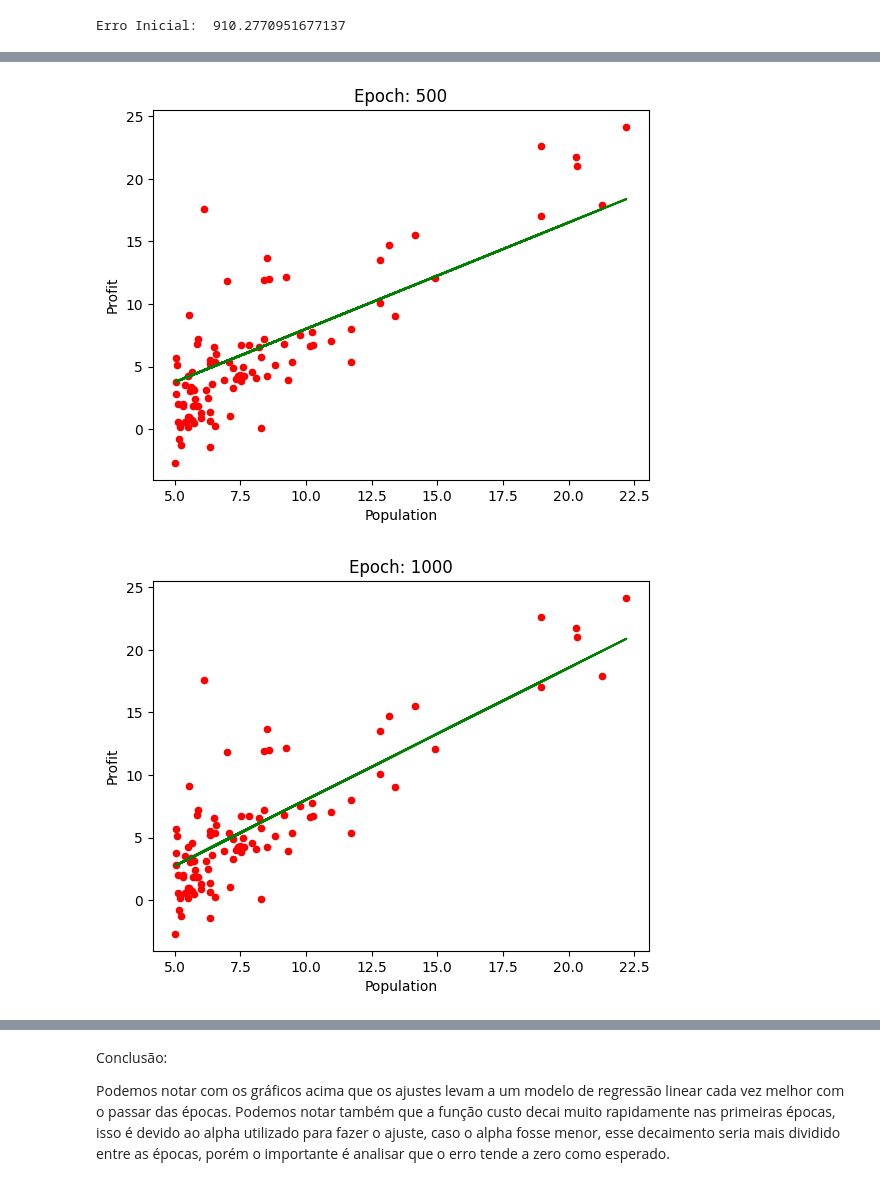
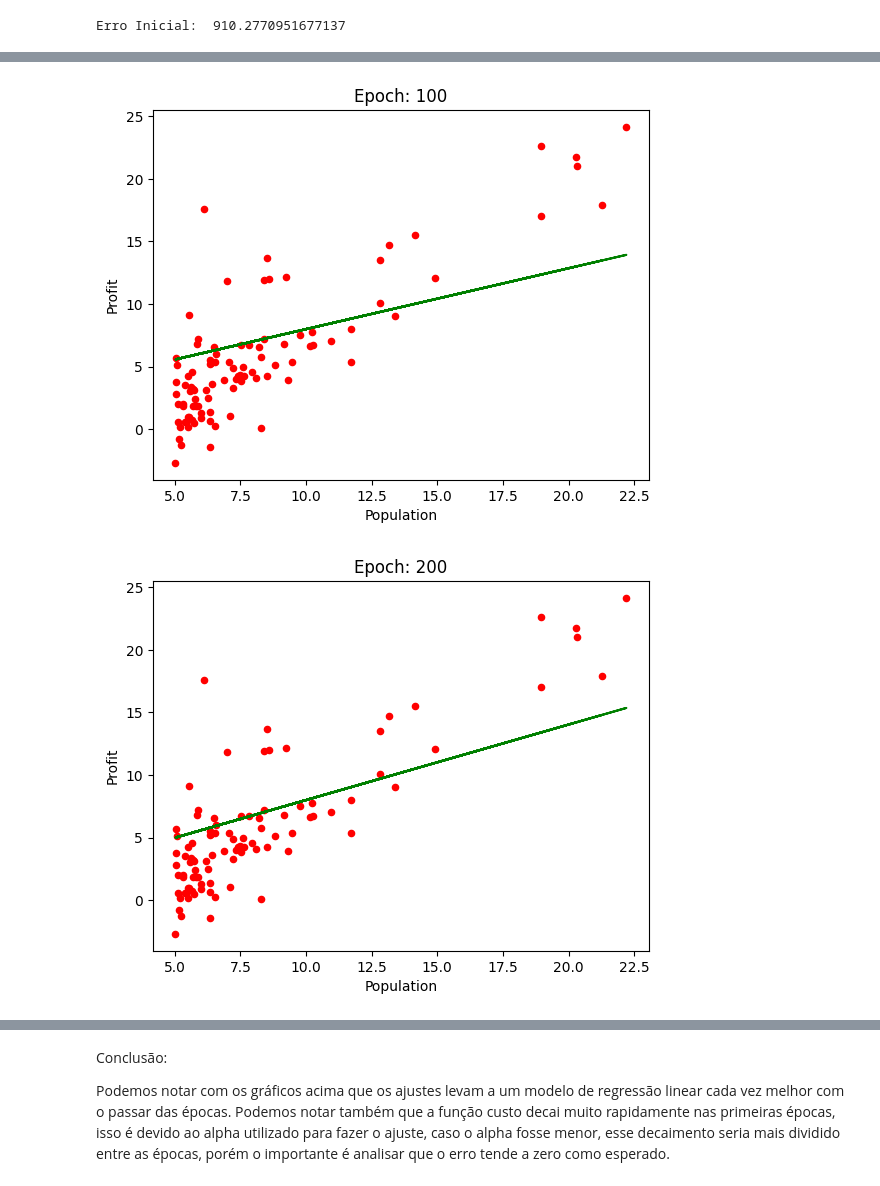
Before and after one commit to pedrosantos1403/CI-Algorithms, a Jupyter notebook: Linear Regression/One Variable/LROneVariable.ipynb, the cells around one changed output, grey strips where cells are left out. Drawn from its saved outputs; the diff is of its cells as text; code cells hidden in the pictures.

```diff
--- a/Linear Regression/One Variable/LROneVariable.ipynb
+++ b/Linear Regression/One Variable/LROneVariable.ipynb
@@ -64,7 +64,7 @@ b0 = initial_b0
 b1 = initial_b1
 
 # Running the model for 1000 epochs
-while epoch <= 1000:
+while epoch <= 200:
 
     PredictionValues = []
 
@@ -75,34 +75,34 @@ while epoch <= 1000:
     # Calculate the cost of the prediction
     c = lr.cost(b0, b1, x, y)
     CostValues.append(c)
 
     # Calculate b0 and b1 adjustments values
     b0_adjust = lr.adjust_b0(b0, b1, x, y)
     b1_adjust = lr.adjust_b1(b0, b1, x, y)
 
     # Update b0 and b1 values
     temp_b0 = b0 - alpha * b0_adjust
     temp_b1 = b1 - alpha * b1_adjust
     b0 = temp_b0
     b1 = temp_b1
 
     # Plotting Linear Regression for each 500 epoch
-    if (epoch == 0 or epoch == 500 or epoch == 1000):
+    if (epoch == 0 or epoch == 100 or epoch == 200):
         df.plot(kind='scatter', x='Population', y='Profit', c='Red')
         plt.plot(x, PredictionValues, label = '', color = 'g')
         plt.title('Epoch: {}'.format(epoch))
         plt.show()
 
     # Incrementing the epoch
     epoch = epoch + 1
 
 # Plotting Cost
-x_cost = range(0,1001)
+x_cost = range(0,201)
 t = list(x_cost)
 plt.scatter(t, CostValues, color = 'Blue')
 plt.title('Cost')
 plt.show()
 # %% [output]
 [figure]
-[figure, old version]
+[figure, new version]
-[figure, old version]
+[figure, new version]
```
Also changed, not shown: parts of 1 cell of this notebook, 4 other files.
